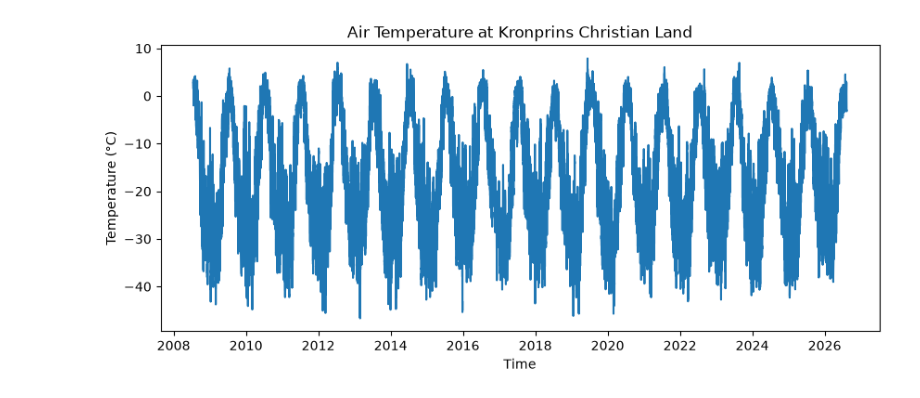
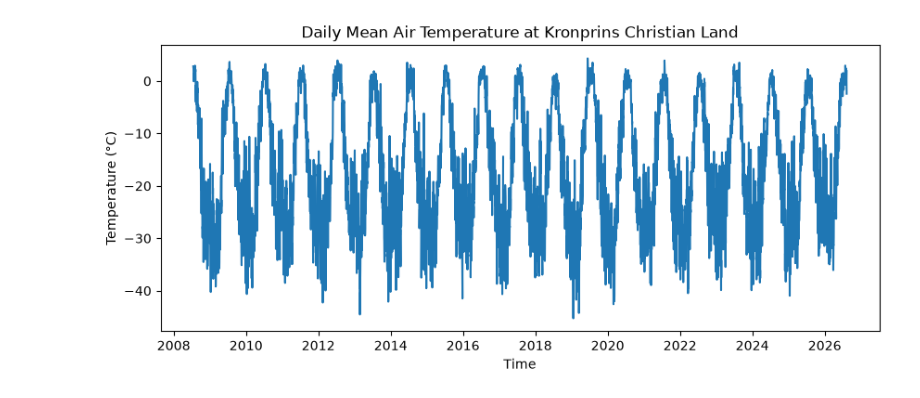
Before and after one commit to cjense/negis-seasonality, a Jupyter notebook: examine_tempdata.ipynb, the cells around one changed output. Cells and saved outputs as stored; diff of their text form; code cells hidden in the pictures.

Commit message:
edit plot and make daily mean parquet

```diff
--- a/examine_tempdata.ipynb
+++ b/examine_tempdata.ipynb
@@ -63,3 +66,8 @@ Data variables: (12/60)
     standard_name_vocabulary:        CF Standard Name Table (v77; 19 January ...
     summary:                         The Programme for Monitoring of the Gree...
     source:                          {"pypromice": "1.12.0", "l0_config_file"...
+# %%
+df = ds.t_u.to_dataframe()
+df = df.resample("D").mean()
+df = df.reset_index()
+df
@@ -66,13 +90,13 @@ Data variables: (12/60)
 # %%
 fig, ax = plt.subplots(figsize=(10,4))
-plt.plot(ds.time, ds.t_u)
+plt.plot(df.time, df.t_u)
 
 plt.xlabel('Time')
 plt.ylabel("Temperature (°C)")
-plt.title('Air Temperature at Kronprins Christian Land')
+plt.title('Daily Mean Air Temperature at Kronprins Christian Land')
 
 plt.savefig('figures/airtemp.png', dpi=300)
 
 plt.show()
 # %% [output]
-[figure, old version]
+[figure, new version]
```
Also changed, not shown: parts of 4 cells of this notebook.
